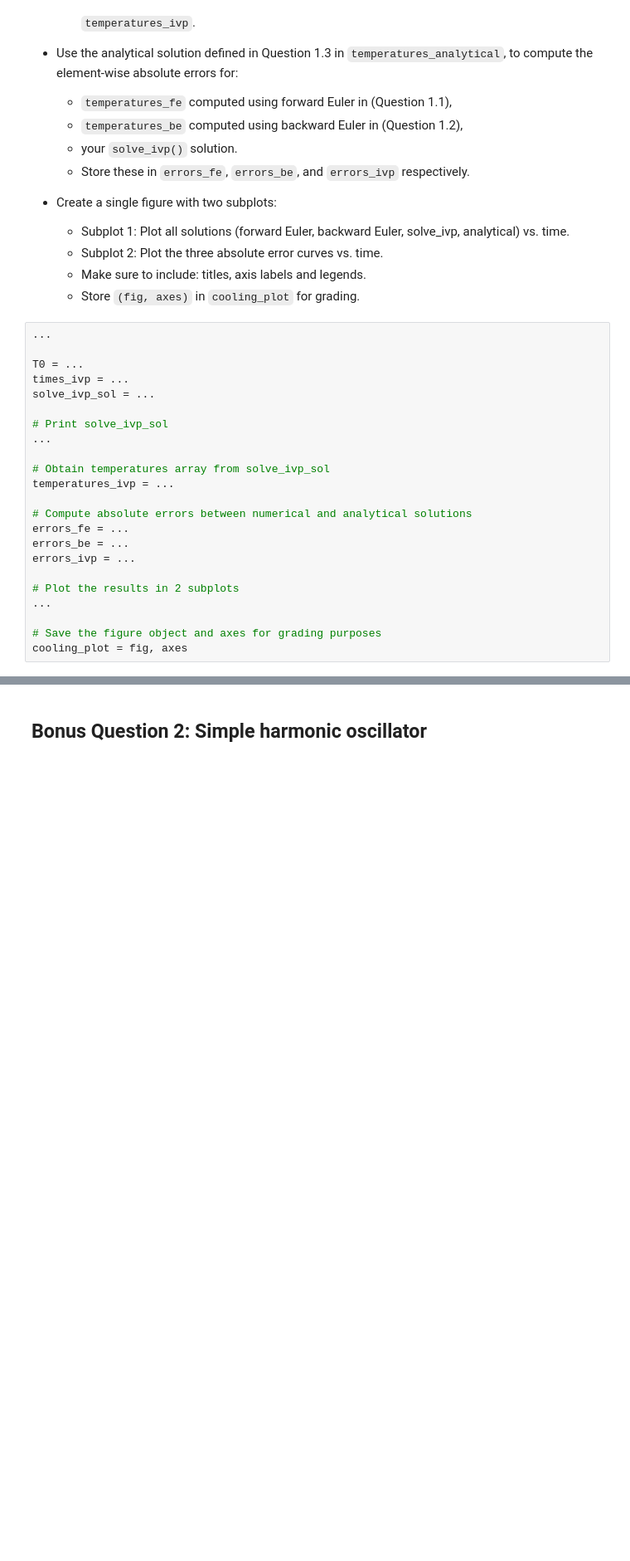
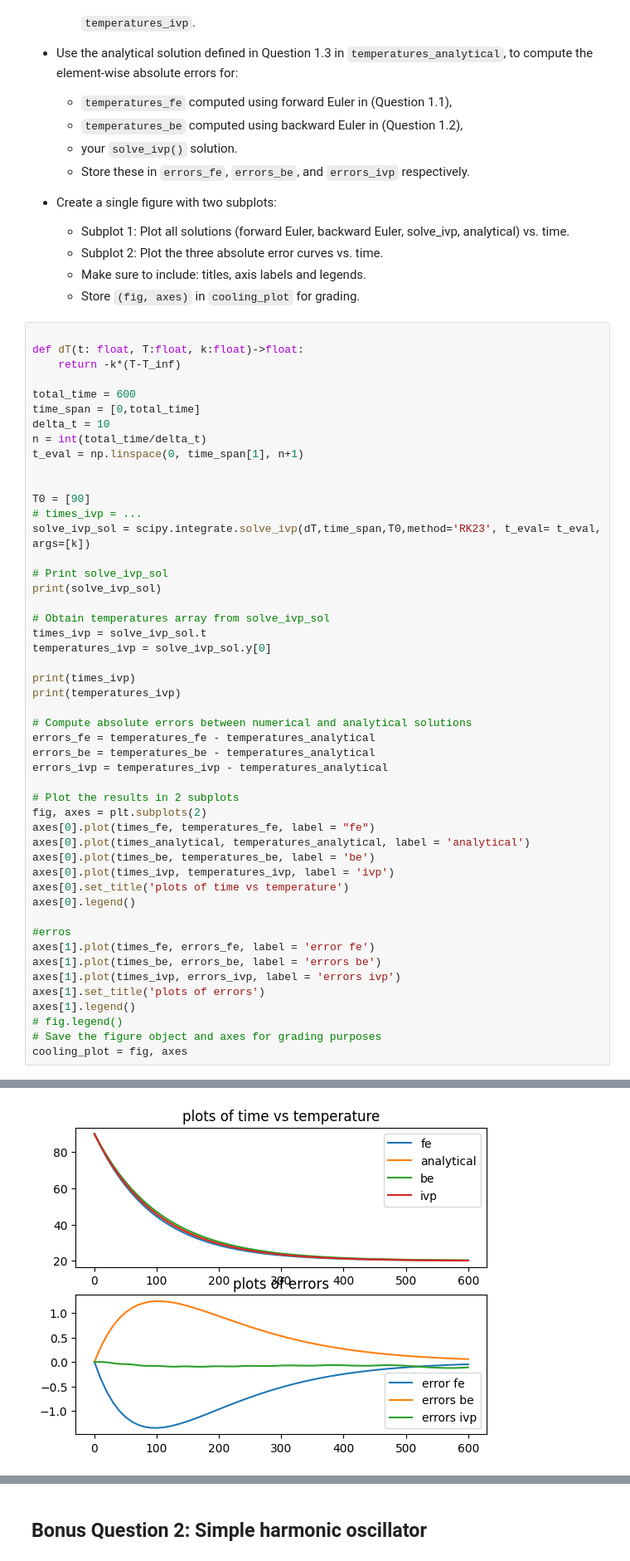
Before and after one commit to Xikiee/computational_practicum, a Jupyter notebook: assignments/Assignment_Q1_L5.ipynb, the cells around one changed output, grey strips where cells are left out. Shown: that part at 83% size. Drawn from its saved outputs; the diff is of its cells as text; blank space fills up the shorter version.

```diff
--- a/assignments/Assignment_Q1_L5.ipynb
+++ b/assignments/Assignment_Q1_L5.ipynb
@@ -346,25 +384,52 @@ Solve the IVP from $\text{Eq.}\ 1.1$ using the build-in function [`scipy.integra
   - Make sure to include: titles, axis labels and legends.
   - Store `(fig, axes)` in `cooling_plot` for grading.
 # %%
-...
 
-T0 = ...
-times_ivp = ...
-solve_ivp_sol = ...
+def dT(t: float, T:float, k:float)->float:
+    return -k*(T-T_inf)
+
+total_time = 600
+time_span = [0,total_time]
+delta_t = 10
+n = int(total_time/delta_t)
+t_eval = np.linspace(0, time_span[1], n+1)
+
+
+T0 = [90]
+# times_ivp = ...
+solve_ivp_sol = scipy.integrate.solve_ivp(dT,time_span,T0,method='RK23', t_eval= t_eval, args=[k])
 
 # Print solve_ivp_sol
-...
+print(solve_ivp_sol)
 
 # Obtain temperatures array from solve_ivp_sol
-temperatures_ivp = ...
+times_ivp = solve_ivp_sol.t
+temperatures_ivp = solve_ivp_sol.y[0]
+
+print(times_ivp)
+print(temperatures_ivp)
 
 # Compute absolute errors between numerical and analytical solutions
-errors_fe = ...
-errors_be = ...
-errors_ivp = ...
+errors_fe = temperatures_fe - temperatures_analytical
+errors_be = temperatures_be - temperatures_analytical
+errors_ivp = temperatures_ivp - temperatures_analytical
 
 # Plot the results in 2 subplots
-...
+fig, axes = plt.subplots(2)
+axes[0].plot(times_fe, temperatures_fe, label = "fe")
+axes[0].plot(times_analytical, temperatures_analytical, label = 'analytical')
+axes[0].plot(times_be, temperatures_be, label = 'be')
+axes[0].plot(times_ivp, temperatures_ivp, label = 'ivp')
+axes[0].set_title('plots of time vs temperature')
+axes[0].legend()
 
+#erros
+axes[1].plot(times_fe, errors_fe, label = 'error fe')
+axes[1].plot(times_be, errors_be, label = 'errors be')
+axes[1].plot(times_ivp, errors_ivp, label = 'errors ivp')
+axes[1].set_title('plots of errors')
+axes[1].legend()
+# fig.legend()
 # Save the figure object and axes for grading purposes
 cooling_plot = fig, axes
+# %% [output]
@@ -371,2 +453,3 @@ cooling_plot = fig, axes
+[figure, added]
 # %%
 grader.check("q1_4")
```
Also changed, not shown: parts of 13 cells of this notebook.
